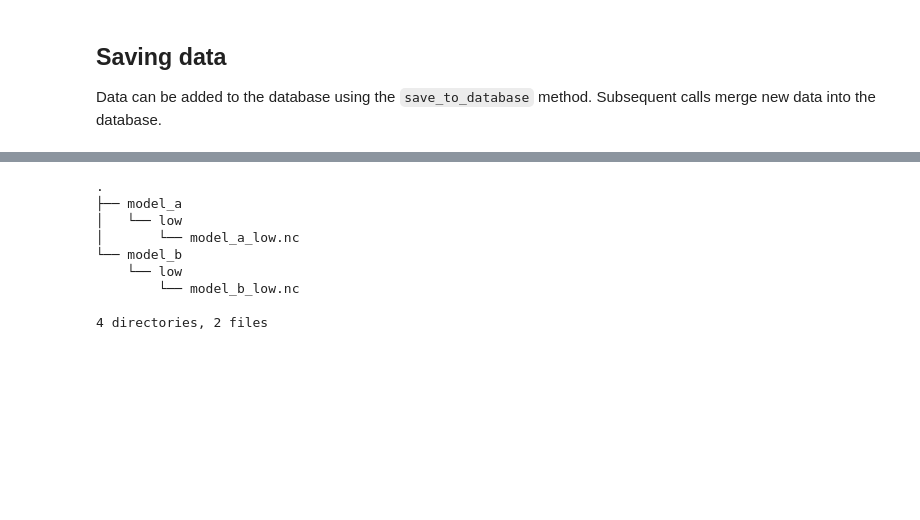
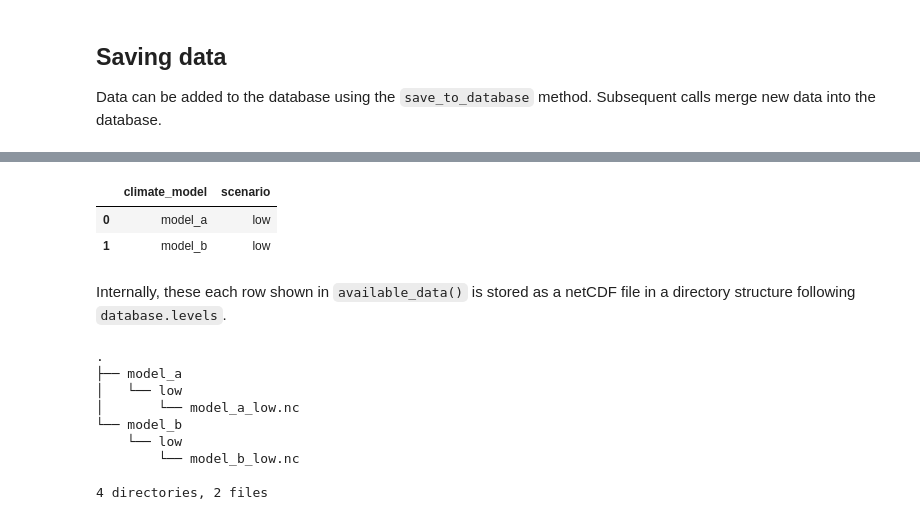
Before and after one commit to openscm/scmdata, a Jupyter notebook: notebooks/database.ipynb, the cells around one changed output, grey strips where cells are left out. Saved outputs shown, nothing was run; the diff lists cells and outputs as text; code cells hidden in the pictures; blank space fills up the shorter version.

```diff
--- a/notebooks/database.ipynb
+++ b/notebooks/database.ipynb
@@ -132,3 +134,11 @@ database.save_to_database(runs_low)
+# %%
+database.available_data()
+# %% [output]
+|  | climate_model | scenario |
+| 0 | model_a | low |
+| 1 | model_b | low |
+# %% [markdown]
+Internally, these each row shown in `available_data()` is stored as a netCDF file in a directory structure following ``database.levels``.
 # %%
 !pushd {temp_out_dir.name}; tree; popd
 # %% [output]
```
Also changed, not shown: parts of 16 cells of this notebook, 2 other files.
